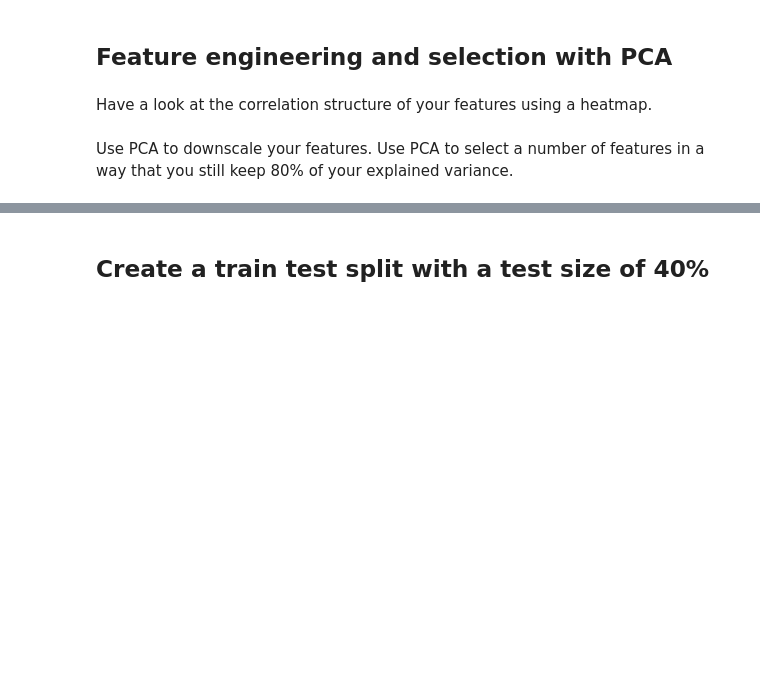
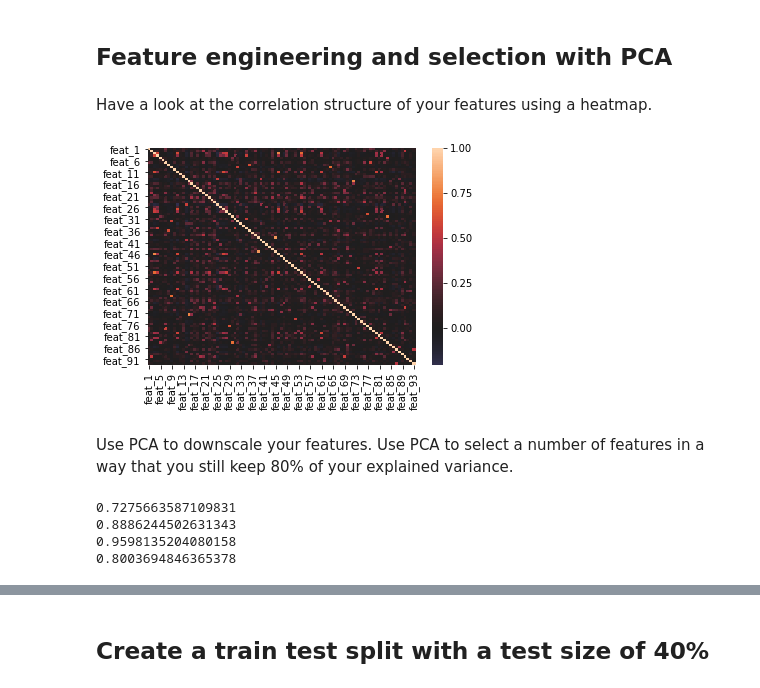
Before and after one commit to znob/dsc-3-36-03-comparing-machine-learning-techniques-using-pipelines-lab-nyc-career-ds-102218, a Jupyter notebook: index.ipynb, the cells around one changed output, grey strips where cells are left out. Drawn from its saved outputs; the diff is of its cells as text; code cells hidden in the pictures; blank space fills up the shorter version.

```diff
--- a/index.ipynb
+++ b/index.ipynb
@@ -71,2 +131,10 @@ Have a look at the correlation structure of your features using a heatmap.
+# %%
+# Your code here
+feat = df.loc[:, 'feat_1':'feat_93']
+
+import seaborn as sns
+sns.heatmap(feat.corr(), center=0);
+# %% [output]
+[figure, added]
 # %% [markdown]
 Use PCA to downscale your features. Use PCA to select a number of features in a way that you still keep 80% of your explained variance.
@@ -76,0 +141,23 @@ Use PCA to downscale your features. Use PCA to select a number of features in a
+# %%
+# Your code here
+from sklearn.decomposition import PCA
+pca_1 = PCA(n_components=20)
+pca_2 = PCA(n_components=40)
+pca_3 = PCA(n_components=60)
+
+principalComponents = pca_1.fit_transform(feat)
+principalComponents = pca_2.fit_transform(feat)
+principalComponents = pca_3.fit_transform(feat)
+
+print(np.sum(pca_1.explained_variance_ratio_))
+print(np.sum(pca_2.explained_variance_ratio_))
+print(np.sum(pca_3.explained_variance_ratio_))
+
+pca = PCA(n_components=27)
+principalComponents = pca.fit_transform(feat)
+print(np.sum(pca.explained_variance_ratio_))
+# %% [output]
+0.7275663587109831
+0.8886244502631343
+0.9598135204080158
+0.8003694846365378
```
Also changed, not shown: parts of 16 cells of this notebook.
